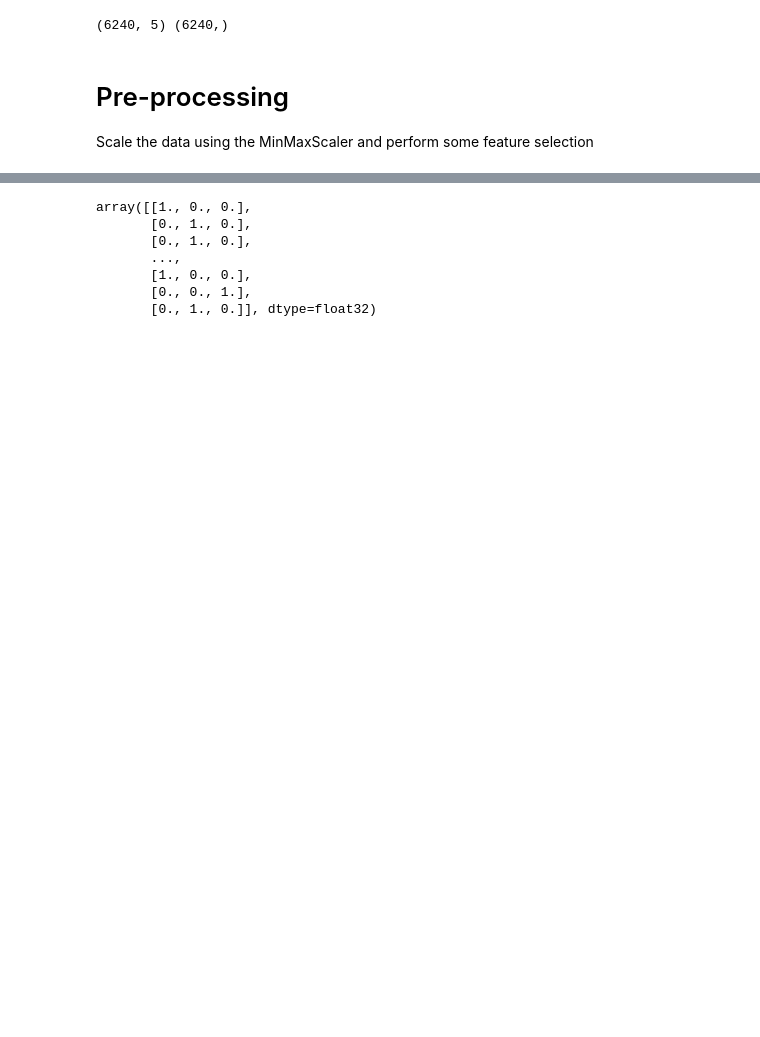
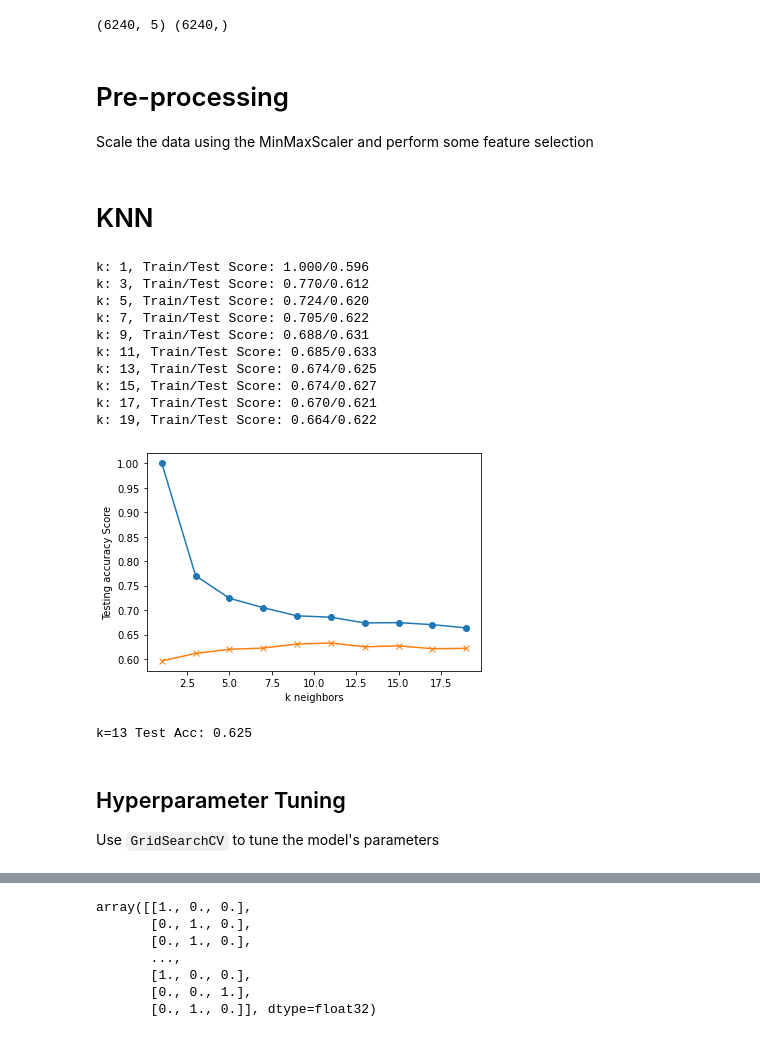
Before and after one commit to kennethcandersen/machine-learning-challenge, a Jupyter notebook: model_1v2.ipynb, the cells around one changed output, grey strips where cells are left out. Saved outputs shown, nothing was run; the diff lists cells and outputs as text; code cells hidden in the pictures; blank space fills up the shorter version.

```diff
--- a/model_1v2.ipynb
+++ b/model_1v2.ipynb
@@ -222,3 +258,5 @@ X_train, X_test, y_train, y_test = train_test_split(
 X_scaler = MinMaxScaler().fit(X_train)
 X_train_scaled = X_scaler.transform(X_train)
 X_test_scaled = X_scaler.transform(X_test)
+# %% [markdown]
+# KNN
@@ -224,0 +265,43 @@ X_test_scaled = X_scaler.transform(X_test)
+# %%
+# Loop through different k values to see which has the highest accuracy
+# Note: We only use odd numbers because we don't want any ties
+train_scores = []
+test_scores = []
+for k in range(1, 20, 2):
+    knn = KNeighborsClassifier(n_neighbors=k)
+    knn.fit(X_train_scaled, y_train)
+    train_score = knn.score(X_train_scaled, y_train)
+    test_score = knn.score(X_test_scaled, y_test)
+    train_scores.append(train_score)
+    test_scores.append(test_score)
+    print(f"k: {k}, Train/Test Score: {train_score:.3f}/{test_score:.3f}")
+
+
+plt.plot(range(1, 20, 2), train_scores, marker='o')
+plt.plot(range(1, 20, 2), test_scores, marker="x")
+plt.xlabel("k neighbors")
+plt.ylabel("Testing accuracy Score")
+plt.show()
+# %% [output]
+k: 1, Train/Test Score: 1.000/0.596
+k: 3, Train/Test Score: 0.770/0.612
+k: 5, Train/Test Score: 0.724/0.620
+k: 7, Train/Test Score: 0.705/0.622
+k: 9, Train/Test Score: 0.688/0.631
+k: 11, Train/Test Score: 0.685/0.633
+k: 13, Train/Test Score: 0.674/0.625
+k: 15, Train/Test Score: 0.674/0.627
+k: 17, Train/Test Score: 0.670/0.621
+k: 19, Train/Test Score: 0.664/0.622
+[figure, added]
+# %%
+# k: 13 seems to be the best choice for this dataset
+knn = KNeighborsClassifier(n_neighbors=13)
+knn.fit(X_train_scaled, y_train)
+print('k=13 Test Acc: %.3f' % knn.score(X_test_scaled, y_test))
+# %% [output]
+k=13 Test Acc: 0.625
+# %% [markdown]
+## Hyperparameter Tuning
+
+Use `GridSearchCV` to tune the model's parameters
```
Also changed, not shown: parts of 29 cells of this notebook.
